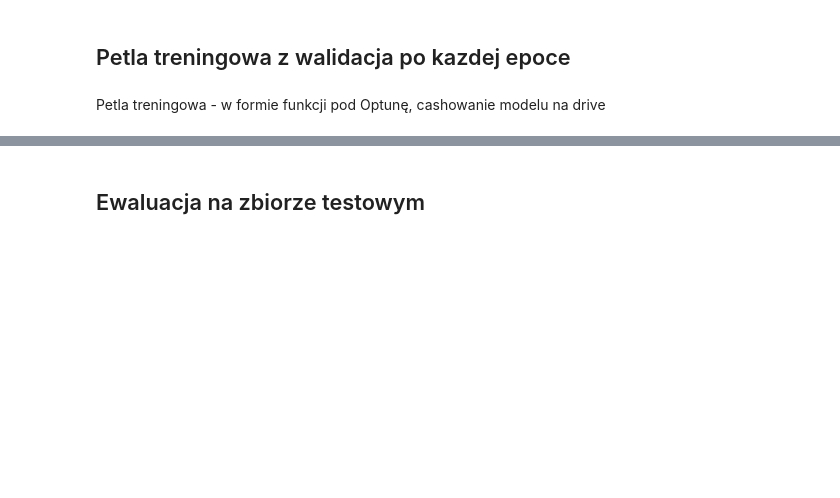
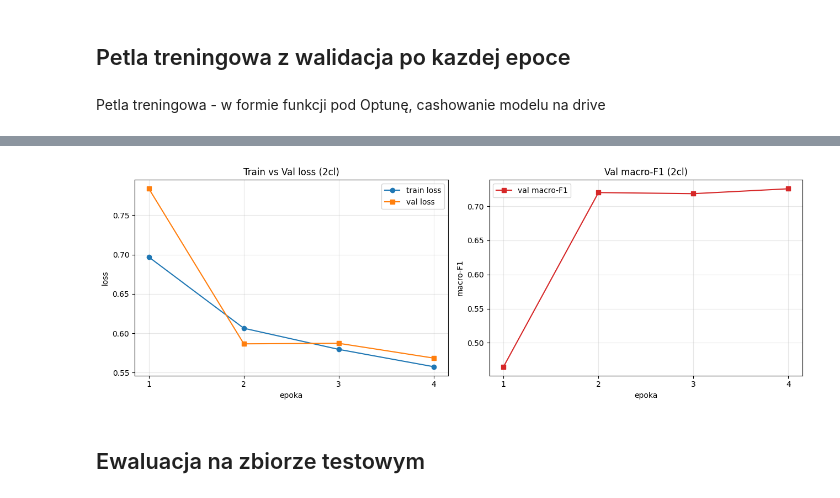
Before and after one commit to juliaprzezdzik/fake-news-detector, a Jupyter notebook: roberta_model.ipynb, the cells around one changed output, grey strips where cells are left out. Saved outputs shown, nothing was run; the diff lists cells and outputs as text; code cells hidden in the pictures; blank space fills up the shorter version.

```diff
--- a/roberta_model.ipynb
+++ b/roberta_model.ipynb
@@ -306,7 +299,6 @@ from transformers import RobertaForSequenceClassification
 def train_and_eval(epochs, lr, batch_size, weight_decay, use_class_weights,
                     model_name=MODEL_NAME, num_labels=NUM_LABELS, save_dir=None,
                     verbose=True, patience=2):
-    """Trenuje swiezy model i zwraca (model, best_val_macroF1, history)."""
     import copy
     from torch.optim import AdamW
     from torch.cuda.amp import autocast
@@ -396,7 +388,6 @@ def train_and_eval(epochs, lr, batch_size, weight_decay, use_class_weights,
     return model, best_f1, history
 
 
-# === BASELINE ===
 if os.path.exists(os.path.join(MODEL_DIR, 'config.json')):
     print(f'cache hit: ladowanie modelu z {MODEL_DIR}')
     model_roberta = RobertaForSequenceClassification.from_pretrained(MODEL_DIR).to(device)
@@ -500,0 +404,6 @@ Epoch 5/7 | train_loss=0.5357 | val_loss=0.6508 | val_acc=0.7079|val_macroF1=0.6
+# %%
+model_roberta, baseline_f1, history = train_and_eval(
+    epochs=EPOCHS, lr=LR, batch_size=BATCH_SIZE, weight_decay=0.1,
+    use_class_weights=USE_CLASS_WEIGHTS, save_dir=None
+)
+print('best val F1:', baseline_f1)
@@ -501,3 +513,32 @@ Epoch 5/7 | train_loss=0.5357 | val_loss=0.6508 | val_acc=0.7079|val_macroF1=0.6
+# %%
+import matplotlib.pyplot as plt
+
+N = 4
+
+ep = list(range(1, N+1))
+train_loss = history['train_loss'][:N]
+val_loss   = history['val_loss'][:N]
+val_f1     = history['val_macro_f1'][:N]
+best_epoch = max(range(N), key=lambda i: val_f1[i]) + 1
+
+fig, axes = plt.subplots(1, 2, figsize=(13, 4.5))
+
+axes[0].plot(ep, train_loss, 'o-', label='train loss', color='tab:blue')
+axes[0].plot(ep, val_loss,   's-', label='val loss',   color='tab:orange')
+axes[0].set_xlabel('epoka'); axes[0].set_ylabel('loss')
+axes[0].set_title('Train vs Val loss (2cl)')
+axes[0].set_xticks(ep); axes[0].grid(alpha=0.3); axes[0].legend()
+
+axes[1].plot(ep, val_f1, 's-', color='tab:red', label='val macro-F1')
+axes[1].set_xlabel('epoka'); axes[1].set_ylabel('macro-F1')
+axes[1].set_title('Val macro-F1 (2cl)')
+axes[1].set_xticks(ep); axes[1].grid(alpha=0.3); axes[1].legend()
+
+plt.tight_layout()
+plt.savefig('/content/loss_roberta_2cl.png', dpi=150, bbox_inches='tight')
+plt.show()
+# %% [output]
+[figure, added]
 # %% [markdown]
 ## Ewaluacja na zbiorze testowym
 # %%
```
Also changed, not shown: parts of 14 cells of this notebook.
